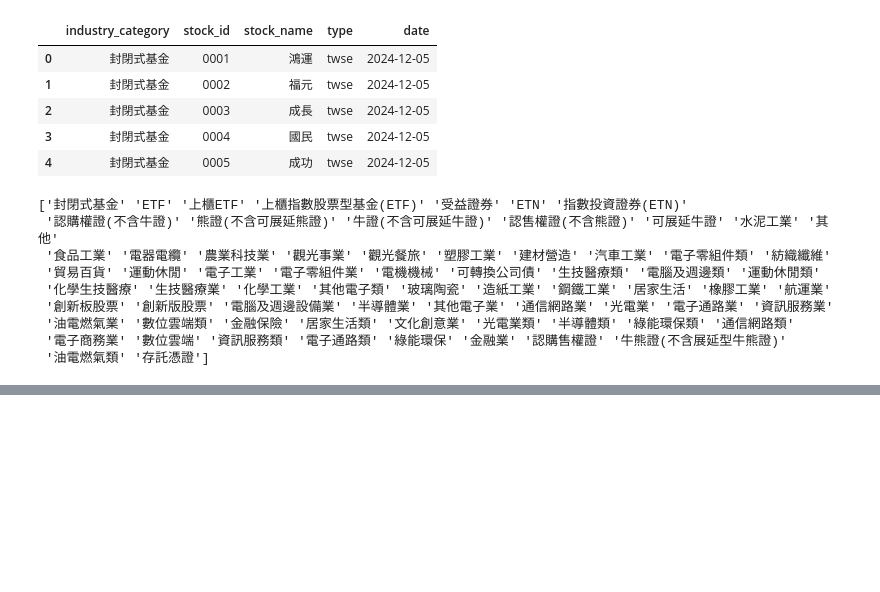
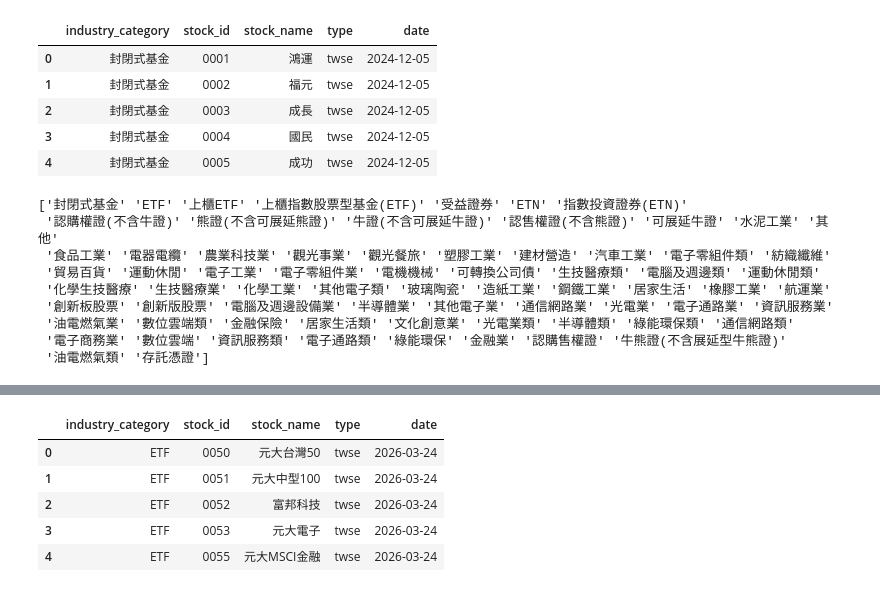
Before and after one commit to Chu-c-git/Automated_Trading_System, a Jupyter notebook: backend/data_preprocess/test_function.ipynb, the cells around one changed output, grey strips where cells are left out. Saved outputs shown, nothing was run; the diff lists cells and outputs as text; code cells hidden in the pictures; blank space fills up the shorter version.

```diff
--- a/backend/data_preprocess/test_function.ipynb
+++ b/backend/data_preprocess/test_function.ipynb
@@ -87,0 +142,12 @@ df.to_sql(name='stock_info', con=PG_URI, if_exists='replace', index=False)
+# %%
+final_df = filter_df[filter_df['stock_id'].isin(filtered_stocks['code'])].reset_index(drop=True)
+final_df['date'] = pd.to_datetime(final_df['date']).dt.date
+# final_df.to_sql(name='targeted_stock_info', con=PG_URI, if_exists='replace', index=False)
+final_df.head()
+# %% [output]
+|  | industry_category | stock_id | stock_name | type | date |
+| 0 | ETF | 0050 | 元大台灣50 | twse | 2026-03-24 |
+| 1 | ETF | 0051 | 元大中型100 | twse | 2026-03-24 |
+| 2 | ETF | 0052 | 富邦科技 | twse | 2026-03-24 |
+| 3 | ETF | 0053 | 元大電子 | twse | 2026-03-24 |
+| 4 | ETF | 0055 | 元大MSCI金融 | twse | 2026-03-24 |
```
Also changed, not shown: parts of 15 cells of this notebook, 3 other files.
